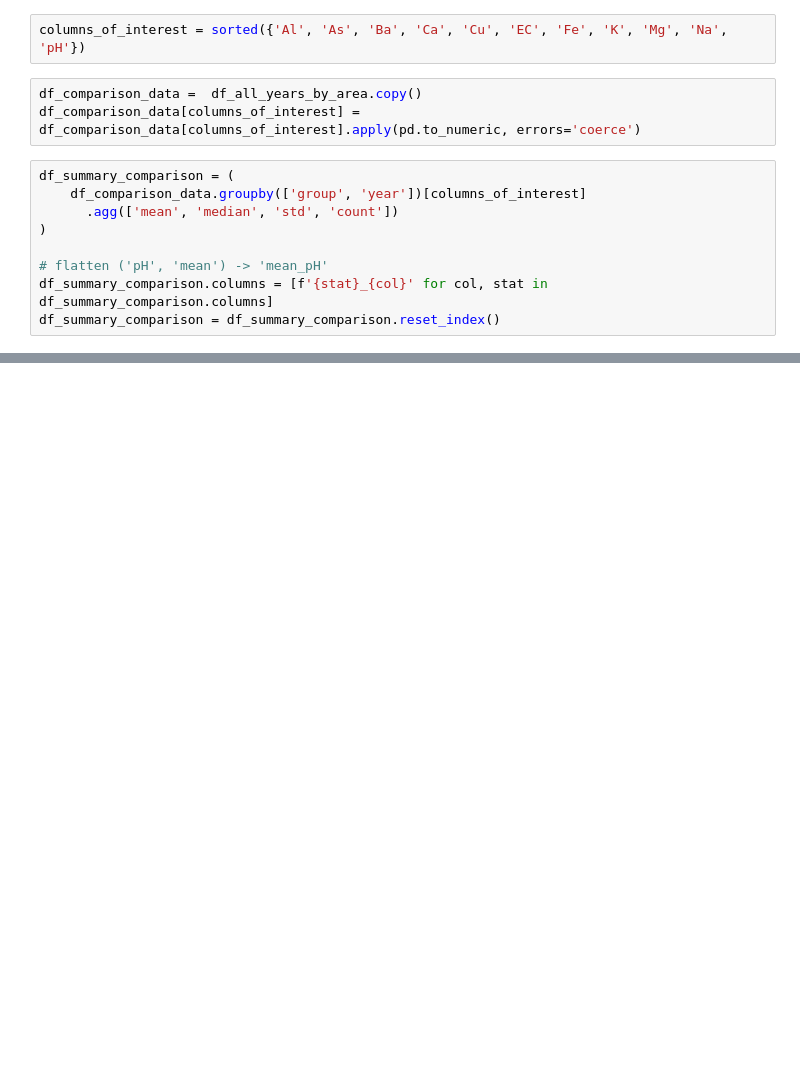
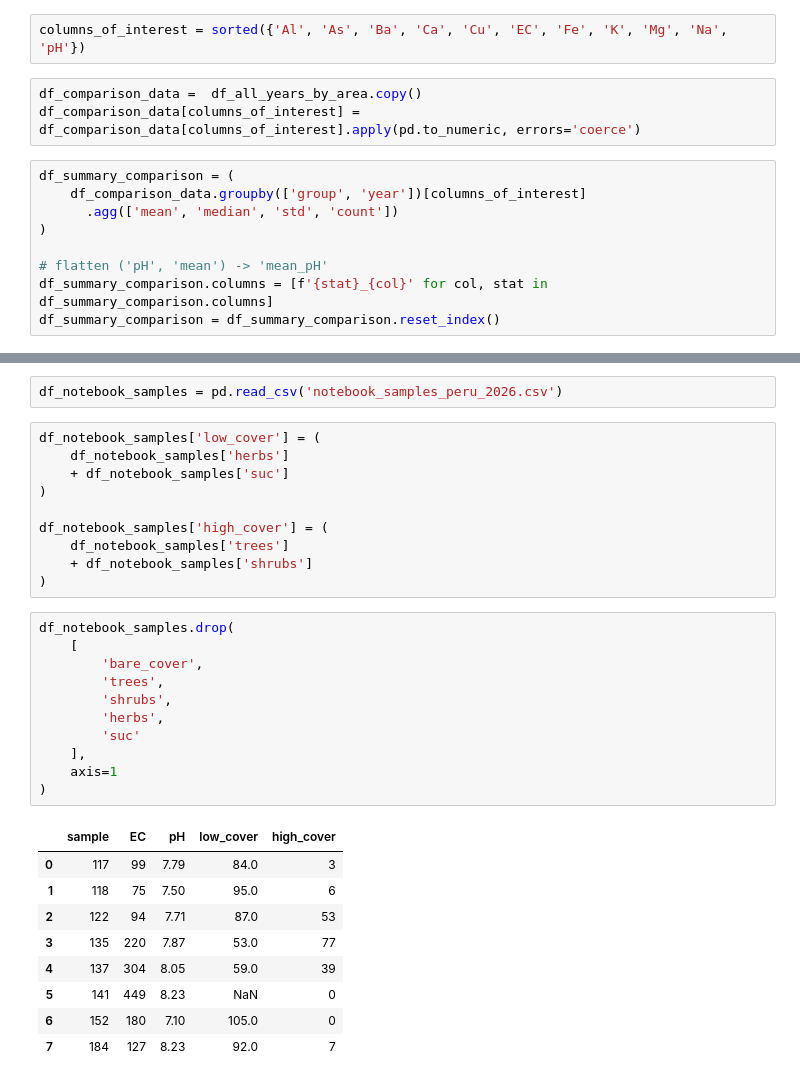
Before and after one commit to Sari-Parvillers/watergroup-peru, a Jupyter notebook: data_exploring.ipynb, the cells around one changed output, grey strips where cells are left out. Cells and saved outputs as stored; diff of their text form; blank space fills up the shorter version.

```diff
--- a/data_exploring.ipynb
+++ b/data_exploring.ipynb
@@ -298,0 +319,33 @@ plt.show()
+# %%
+df_notebook_samples = pd.read_csv('notebook_samples_peru_2026.csv')
+# %%
+df_notebook_samples['low_cover'] = (
+    df_notebook_samples['herbs']
+    + df_notebook_samples['suc']
+)
+
+df_notebook_samples['high_cover'] = (
+    df_notebook_samples['trees']
+    + df_notebook_samples['shrubs']
+)
+# %%
+df_notebook_samples.drop(
+    [
+        'bare_cover',
+        'trees',
+        'shrubs',
+        'herbs',
+        'suc'
+    ],
+    axis=1
+)
+# %% [output]
+|  | sample | EC | pH | low_cover | high_cover |
+| 0 | 117 | 99 | 7.79 | 84.0 | 3 |
+| 1 | 118 | 75 | 7.50 | 95.0 | 6 |
+| 2 | 122 | 94 | 7.71 | 87.0 | 53 |
+| 3 | 135 | 220 | 7.87 | 53.0 | 77 |
+| 4 | 137 | 304 | 8.05 | 59.0 | 39 |
+| 5 | 141 | 449 | 8.23 | NaN | 0 |
+| 6 | 152 | 180 | 7.10 | 105.0 | 0 |
+| 7 | 184 | 127 | 8.23 | 92.0 | 7 |
```
Also changed, not shown: parts of 6 cells of this notebook, 2 other files.
